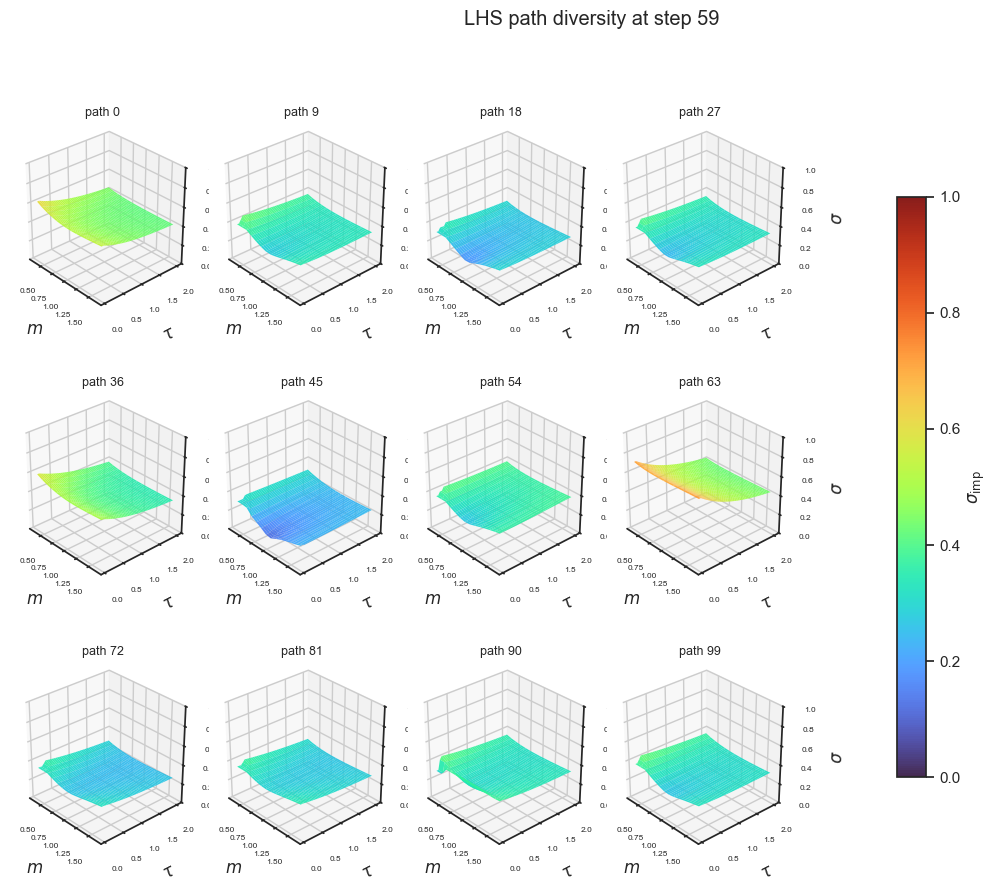
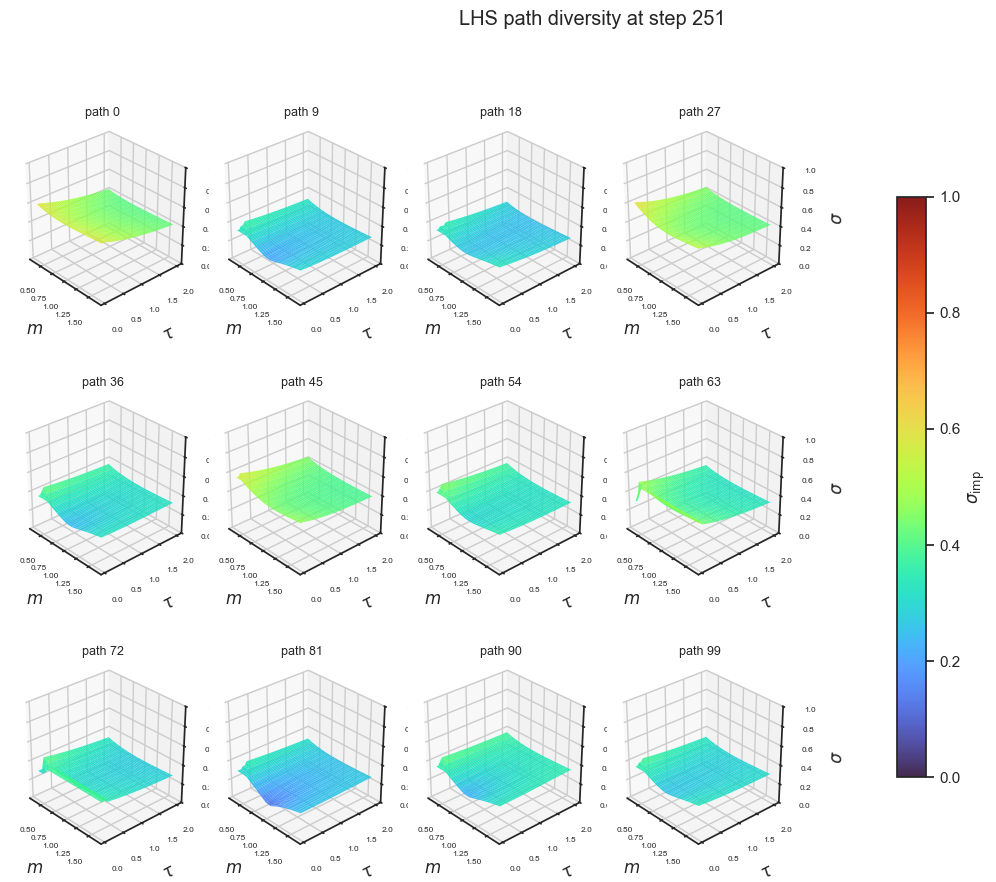
Code edit (unified diff) that turned the first committed figure into the second:
--- before
+++ after
@@ -5,5 +5,5 @@
 ncols = math.ceil(math.sqrt(N_PATHS_SHOW))
 nrows = math.ceil(N_PATHS_SHOW / ncols)
-_cell = 3.0
+_cell = 3.4
 fig, axes = plt.subplots(
     nrows,
@@ -22,7 +22,7 @@
     ax.set_title(f"path {p}", fontsize=9)
     ax.tick_params(labelsize=6)
-    ax.set_xlabel(r"$m$")
-    ax.set_ylabel(r"$\tau$")
-    ax.set_zlabel(r"$\sigma$")
+    ax.set_xlabel(r"$m$", labelpad=2)
+    ax.set_ylabel(r"$\tau$", labelpad=2)
+    ax.set_zlabel(r"$\sigma$", labelpad=3)
     try:
         ax.set_box_aspect((1, 1, 1))
@@ -31,12 +31,12 @@
 for j in range(N_PATHS_SHOW, len(axes_flat)):
     axes_flat[j].set_visible(False)
+fig.subplots_adjust(left=0.04, right=0.86, bottom=0.05, top=0.9, wspace=0.28, hspace=0.32)
 fig.suptitle(f"LHS path diversity at step {FIXED_STEP}")
-fig.tight_layout(rect=[0, 0, 0.9, 0.96])
 if surf_last is not None:
     fig.colorbar(
         surf_last,
         ax=[axes_flat[i] for i in range(N_PATHS_SHOW)],
-        shrink=0.75,
-        pad=0.1,
+        shrink=0.72,
+        pad=0.04,
         label=r"$\sigma_{\mathrm{imp}}$",
     )

Commit: finalize simulation parameters